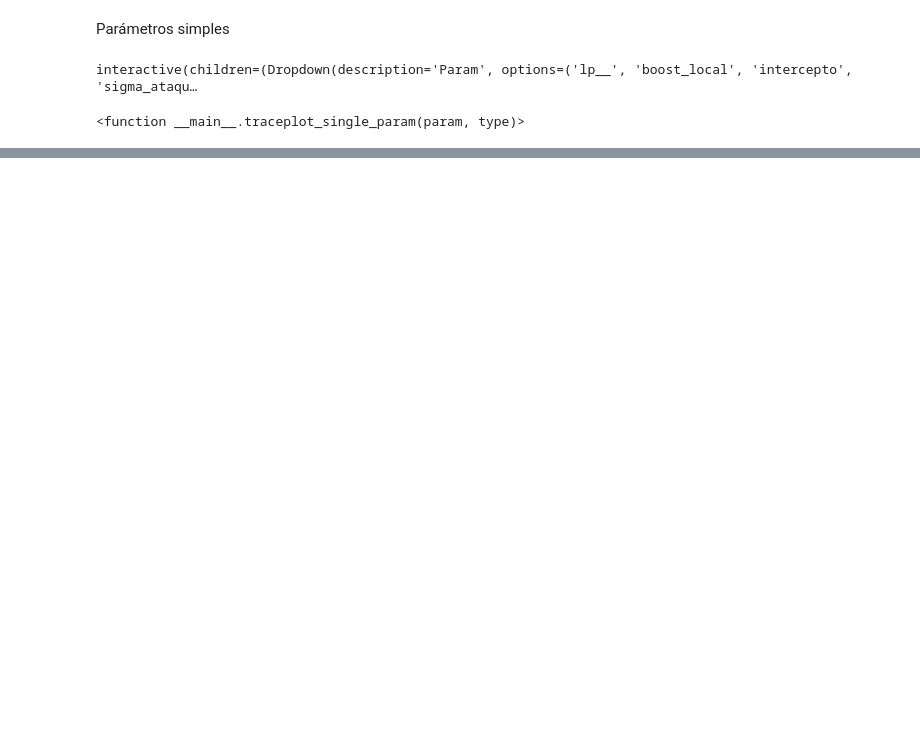
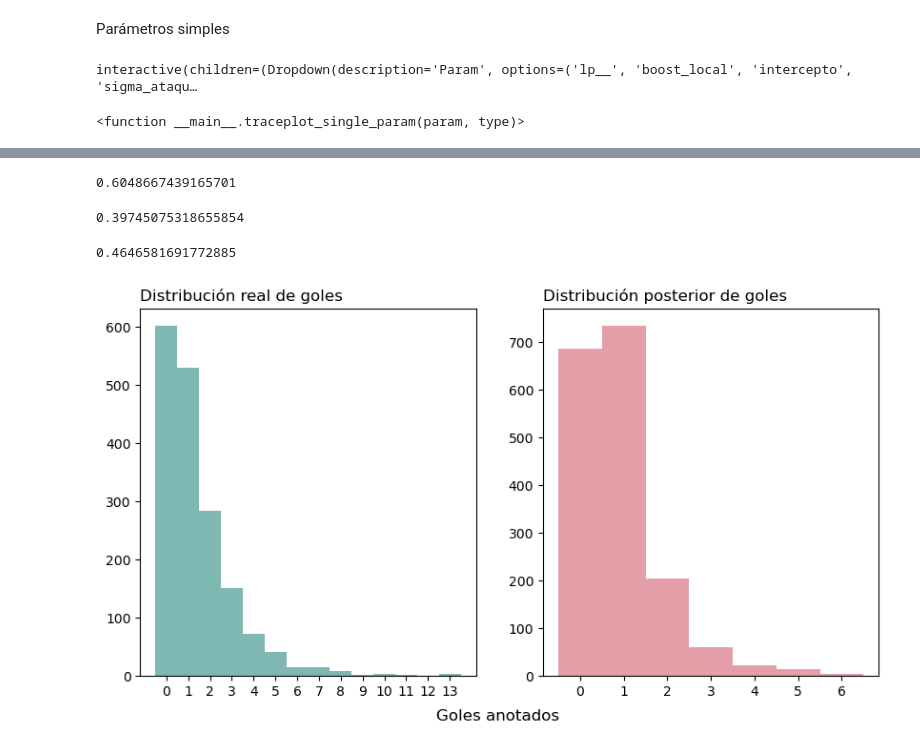
Before and after one commit to CAMM961001/futbol_bayes, a Jupyter notebook: src/dinamico.ipynb, the cells around one changed output, grey strips where cells are left out. Drawn from its saved outputs; the diff is of its cells as text; code cells hidden in the pictures; blank space fills up the shorter version.

```diff
--- a/src/dinamico.ipynb
+++ b/src/dinamico.ipynb
@@ -441,0 +521,56 @@ interactive(children=(Dropdown(description='Param', options=('lp__', 'boost_loca
+# %%
+# Accuracy de ganador
+sum(preds.result == df_.result) / df_.shape[0]
+# %% [output]
+0.6048667439165701
+# %%
+# Accuracy goals_home
+sum(preds.preds_home == df_.home_team_score) / df_.shape[0]
+# %% [output]
+0.39745075318655854
+# %%
+# Accuracy goals away
+sum(preds.preds_away == df_.away_team_score) / df_.shape[0]
+# %% [output]
+0.4646581691772885
+# %%
+vis_ = pd.DataFrame(
+    {'real': pd.concat((df_.home_team_score, df_.away_team_score))}
+)
+# Goles simulados
+vis_['sims'] = pd.concat((preds.preds_home, preds.preds_away))
+
+# Especificaciones de figura
+fig = plt.figure(figsize=(10,5))
+gs = plt.GridSpec(nrows=1, ncols=2, figure=fig, wspace=0.2, hspace=0.2)
+
+# Visualizaciones
+ax1 = fig.add_subplot(gs[0])
+ax1.hist(
+    x=vis_.real
+    ,bins=vis_.real.max()
+    ,align='left'
+    ,color=config['visuals']['colors']['aqua']
+    ,alpha=0.5)
+
+ax2 = fig.add_subplot(gs[1])
+ax2.hist(
+    x=vis_.sims
+    ,bins=vis_.sims.max()
+    ,align='left'
+    ,color=config['visuals']['colors']['rojo']
+    ,alpha=0.5)
+
+# Anotaciones y estilo
+ax1.set_title('Distribución real de goles', loc='left')
+ax1.set_xticks(np.arange(vis_.real.min(),vis_.real.max(),1))
+
+ax2.set_title(f'Distribución posterior de goles', loc='left')
+ax2.set_xticks(np.arange(vis_.sims.min(),vis_.sims.max(),1))
+fig.supxlabel('Goles anotados')
+
+plt.savefig(name+'sims_post.png', bbox_inches='tight')
+
+plt.show()
+# %% [output]
+[figure, added]
```
Also changed, not shown: parts of 15 cells of this notebook.
